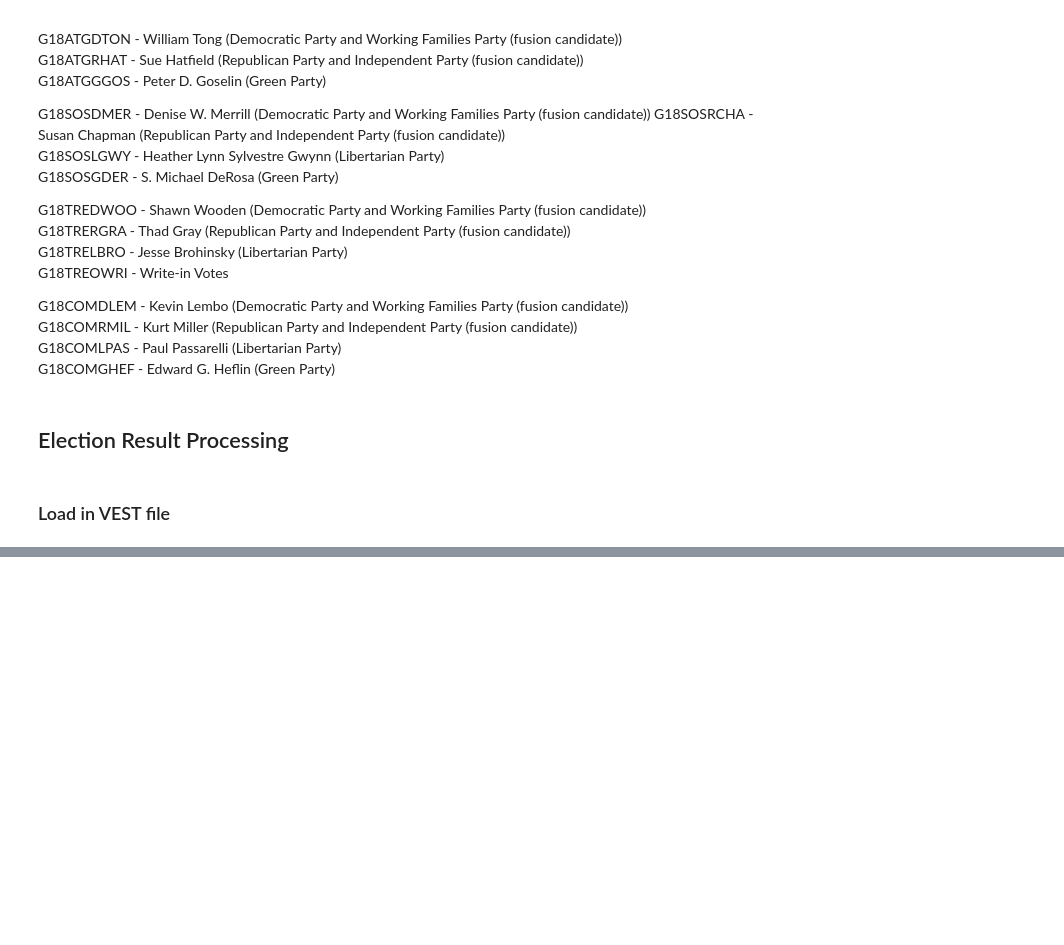
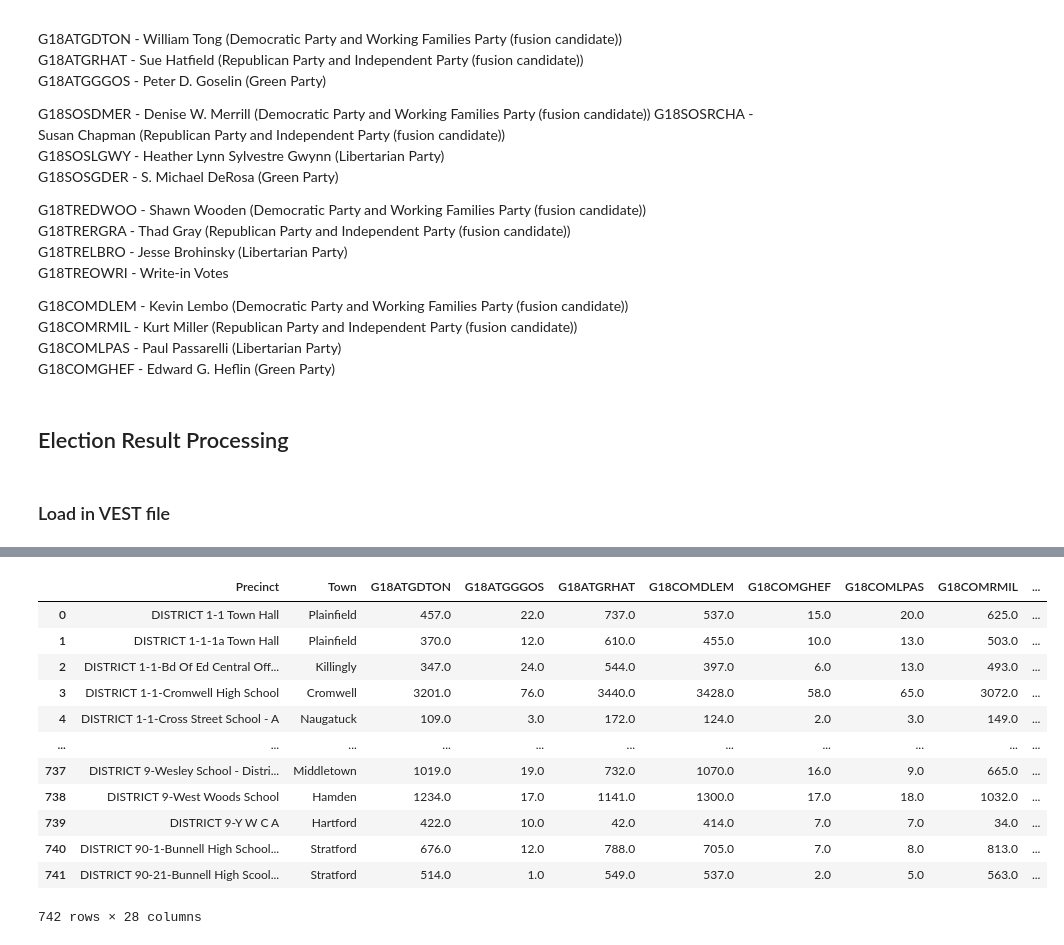
Before and after one commit to nonpartisan-redistricting-datahub/pdv-ct, a Jupyter notebook: vest-ct-18/vest-ct-18-validation.ipynb, the cells around one changed output, grey strips where cells are left out. Cells and saved outputs as stored; diff of their text form; code cells hidden in the pictures; blank space fills up the shorter version.

```diff
--- a/vest-ct-18/vest-ct-18-validation.ipynb
+++ b/vest-ct-18/vest-ct-18-validation.ipynb
@@ -123,0 +232,4 @@ vest_ct_18 = gp.read_file("./raw-from-source/VEST/ct_2018/ct_2018.shp")
+# %%
+pivoted_results.reset_index(inplace=True,drop=False)
+# %%
+pivoted_results.columns = pivoted_results.columns.droplevel(0)
@@ -123,0 +246,25 @@ vest_ct_18 = gp.read_file("./raw-from-source/VEST/ct_2018/ct_2018.shp")
+# %%
+pivoted_results.columns = ['Precinct', 'Town'  , 'G18ATGDTON', 'G18ATGGGOS', 'G18ATGRHAT', 'G18COMDLEM',
+       'G18COMGHEF', 'G18COMLPAS', 'G18COMRMIL', 'G18GOVDLAM', 'G18GOVLHAN',
+       'G18GOVOGRE', 'G18GOVOGRI', 'G18GOVOWRI', 'G18GOVRSTE', 'G18SOSDMER',
+       'G18SOSGDER', 'G18SOSLGWY', 'G18SOSRCHA', 'G18TREDWOO', 'G18TRELBRO',
+       'G18TREOWRI', 'G18TRERGRA', 'G18USSDMUR', 'G18USSGRUS', 'G18USSLLIO',
+       'G18USSOWRI', 'G18USSRCOR']
+# %%
+pivoted_results = pivoted_results.fillna(0)
+# %%
+pivoted_results
+# %% [output]
+|  | Precinct | Town | G18ATGDTON | G18ATGGGOS | G18ATGRHAT | G18COMDLEM | G18COMGHEF | G18COMLPAS | G18COMRMIL | ... |
+| 0 | DISTRICT 1-1 Town Hall | Plainfield | 457.0 | 22.0 | 737.0 | 537.0 | 15.0 | 20.0 | 625.0 | ... |
+| 1 | DISTRICT 1-1-1a Town Hall | Plainfield | 370.0 | 12.0 | 610.0 | 455.0 | 10.0 | 13.0 | 503.0 | ... |
+| 2 | DISTRICT 1-1-Bd Of Ed Central Off... | Killingly | 347.0 | 24.0 | 544.0 | 397.0 | 6.0 | 13.0 | 493.0 | ... |
+| 3 | DISTRICT 1-1-Cromwell High School | Cromwell | 3201.0 | 76.0 | 3440.0 | 3428.0 | 58.0 | 65.0 | 3072.0 | ... |
+| 4 | DISTRICT 1-1-Cross Street School - A | Naugatuck | 109.0 | 3.0 | 172.0 | 124.0 | 2.0 | 3.0 | 149.0 | ... |
+| ... | ... | ... | ... | ... | ... | ... | ... | ... | ... | ... |
+| 737 | DISTRICT 9-Wesley School - Distri... | Middletown | 1019.0 | 19.0 | 732.0 | 1070.0 | 16.0 | 9.0 | 665.0 | ... |
+| 738 | DISTRICT 9-West Woods School | Hamden | 1234.0 | 17.0 | 1141.0 | 1300.0 | 17.0 | 18.0 | 1032.0 | ... |
+| 739 | DISTRICT 9-Y W C A | Hartford | 422.0 | 10.0 | 42.0 | 414.0 | 7.0 | 7.0 | 34.0 | ... |
+| 740 | DISTRICT 90-1-Bunnell High School... | Stratford | 676.0 | 12.0 | 788.0 | 705.0 | 7.0 | 8.0 | 813.0 | ... |
+| 741 | DISTRICT 90-21-Bunnell High Scool... | Stratford | 514.0 | 1.0 | 549.0 | 537.0 | 2.0 | 5.0 | 563.0 | ... |
+742 rows × 28 columns
```
Also changed, not shown: parts of 40 cells of this notebook, 1 other file.
